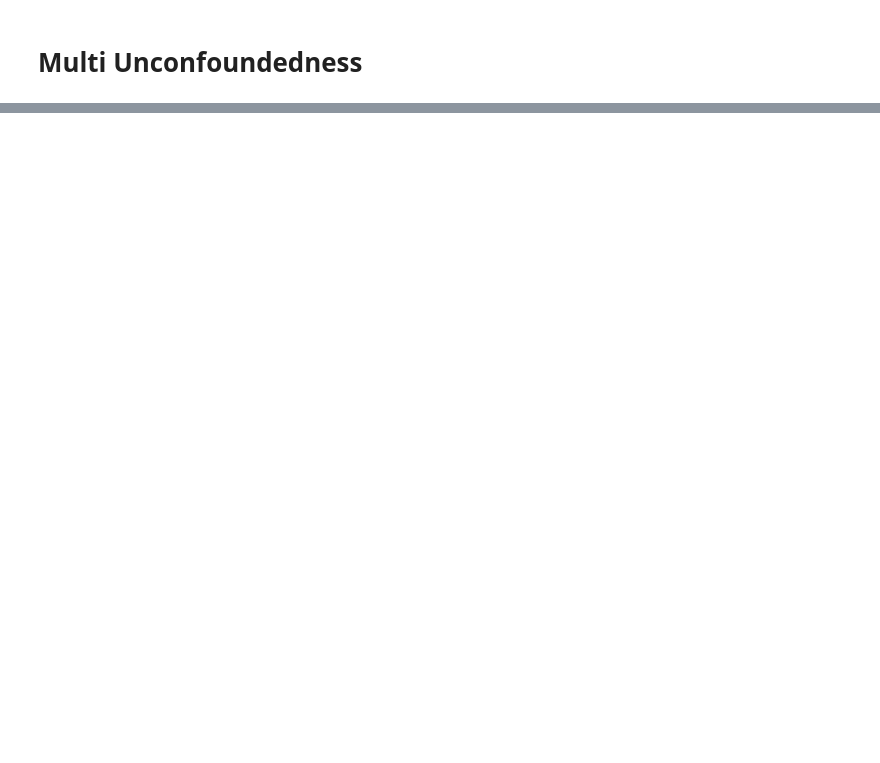
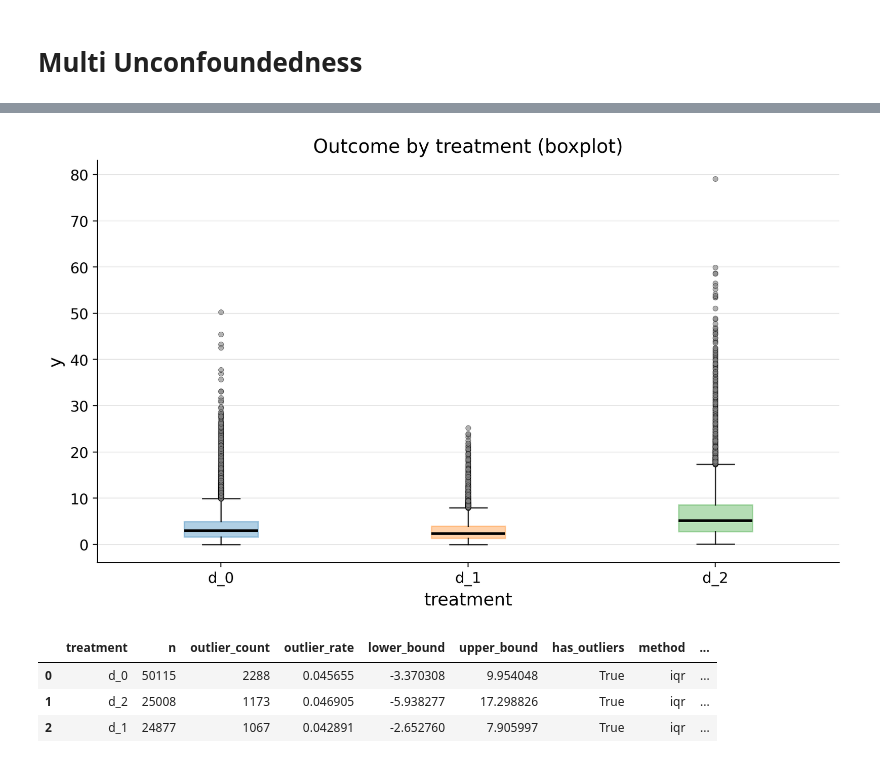
Before and after one commit to causalis-causalcraft/Causalis, a Jupyter notebook: notebooks/scenarios/multi_unconfoundedness.ipynb, the cells around one changed output, grey strips where cells are left out. Drawn from its saved outputs; the diff is of its cells as text; code cells hidden in the pictures; blank space fills up the shorter version.

```diff
--- a/notebooks/scenarios/multi_unconfoundedness.ipynb
+++ b/notebooks/scenarios/multi_unconfoundedness.ipynb
@@ -23,0 +70,14 @@ Ground truth ATE for t_2 vs t_0 is 2.616828768318921
+# %%
+from causalis.shared.outcome_plots import outcome_plot_boxplot
+outcome_plot_boxplot(multi_causaldata)
+# %% [output]
+[figure, added]
+# %%
+from causalis.shared import outcome_outliers
+
+outcome_outliers(multi_causaldata)
+# %% [output]
+|  | treatment | n | outlier_count | outlier_rate | lower_bound | upper_bound | has_outliers | method | ... |
+| 0 | d_0 | 50115 | 2288 | 0.045655 | -3.370308 | 9.954048 | True | iqr | ... |
+| 1 | d_2 | 25008 | 1173 | 0.046905 | -5.938277 | 17.298826 | True | iqr | ... |
+| 2 | d_1 | 24877 | 1067 | 0.042891 | -2.652760 | 7.905997 | True | iqr | ... |
```
Also changed, not shown: parts of 47 cells of this notebook, 18 other files.
